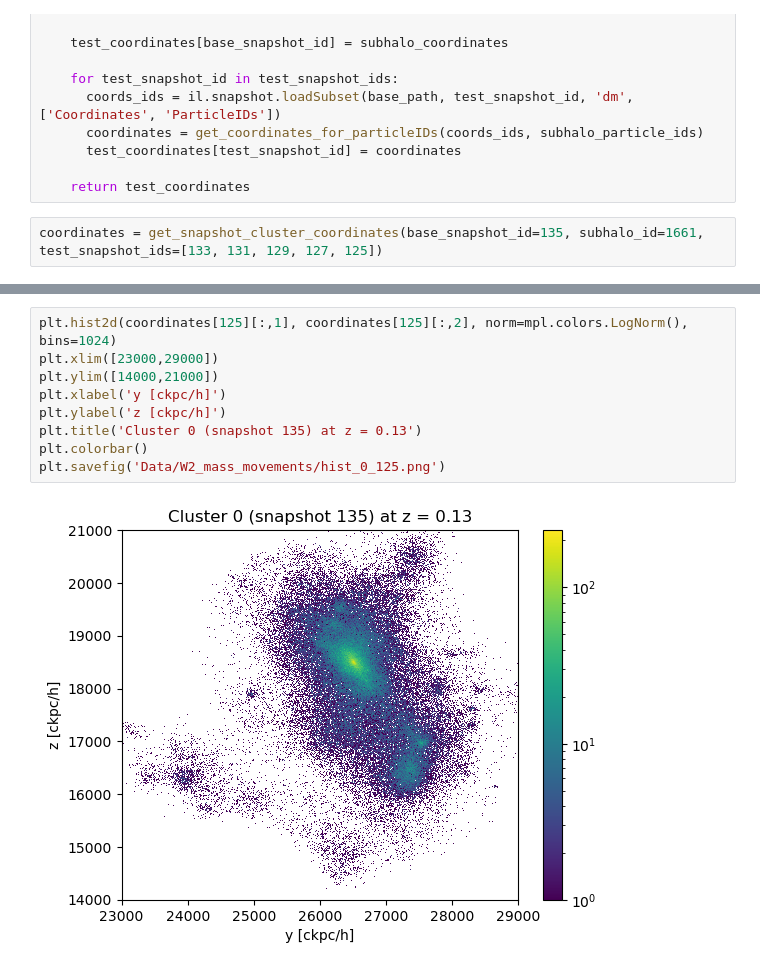
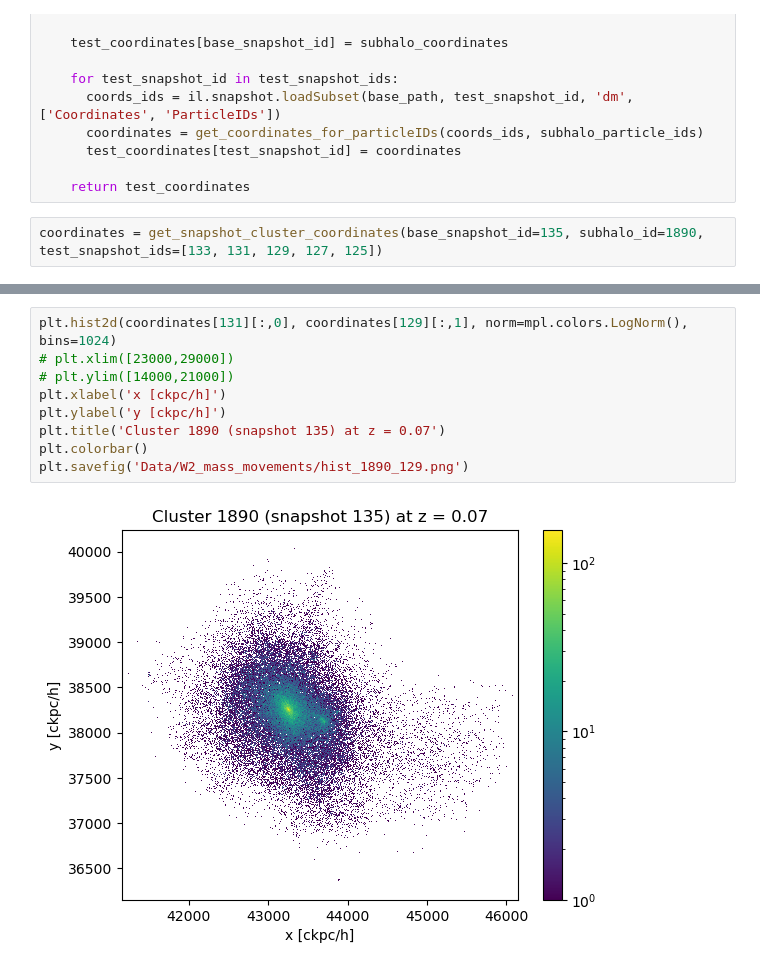
Before and after one commit to diodeamy/Thesis, a Jupyter notebook: code/massMovementsMultipleRedshifts.ipynb, the cells around one changed output, grey strips where cells are left out. Cells and saved outputs as stored; diff of their text form.

```diff
--- a/code/massMovementsMultipleRedshifts.ipynb
+++ b/code/massMovementsMultipleRedshifts.ipynb
@@ -67,5 +67,5 @@ def get_snapshot_cluster_coordinates(base_snapshot_id: int, subhalo_id: int, tes
 
     return test_coordinates
 # %%
-coordinates = get_snapshot_cluster_coordinates(base_snapshot_id=135, subhalo_id=1661, test_snapshot_ids=[133, 131, 129, 127, 125])
+coordinates = get_snapshot_cluster_coordinates(base_snapshot_id=135, subhalo_id=1890, test_snapshot_ids=[133, 131, 129, 127, 125])
 # %%
@@ -90,13 +90,13 @@ plt.legend()
 # %% [output]
 [figure]
 # %%
-plt.hist2d(coordinates[125][:,1], coordinates[125][:,2], norm=mpl.colors.LogNorm(), bins=1024)
-plt.xlim([23000,29000])
-plt.ylim([14000,21000])
-plt.xlabel('y [ckpc/h]')
-plt.ylabel('z [ckpc/h]')
-plt.title('Cluster 0 (snapshot 135) at z = 0.13')
+plt.hist2d(coordinates[131][:,0], coordinates[129][:,1], norm=mpl.colors.LogNorm(), bins=1024)
+# plt.xlim([23000,29000])
+# plt.ylim([14000,21000])
+plt.xlabel('x [ckpc/h]')
+plt.ylabel('y [ckpc/h]')
+plt.title('Cluster 1890 (snapshot 135) at z = 0.07')
 plt.colorbar()
-plt.savefig('Data/W2_mass_movements/hist_0_125.png')
+plt.savefig('Data/W2_mass_movements/hist_1890_129.png')
 # %% [output]
-[figure, old version]
+[figure, new version]
```
Also changed, not shown: parts of 1 cell of this notebook, 7 other files.
